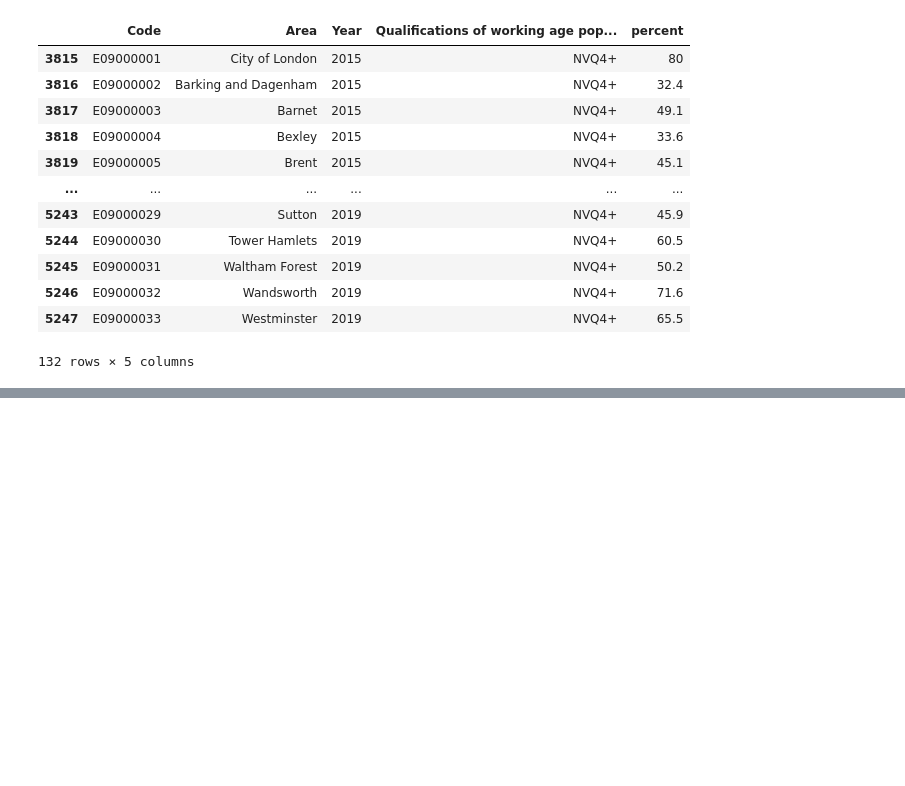
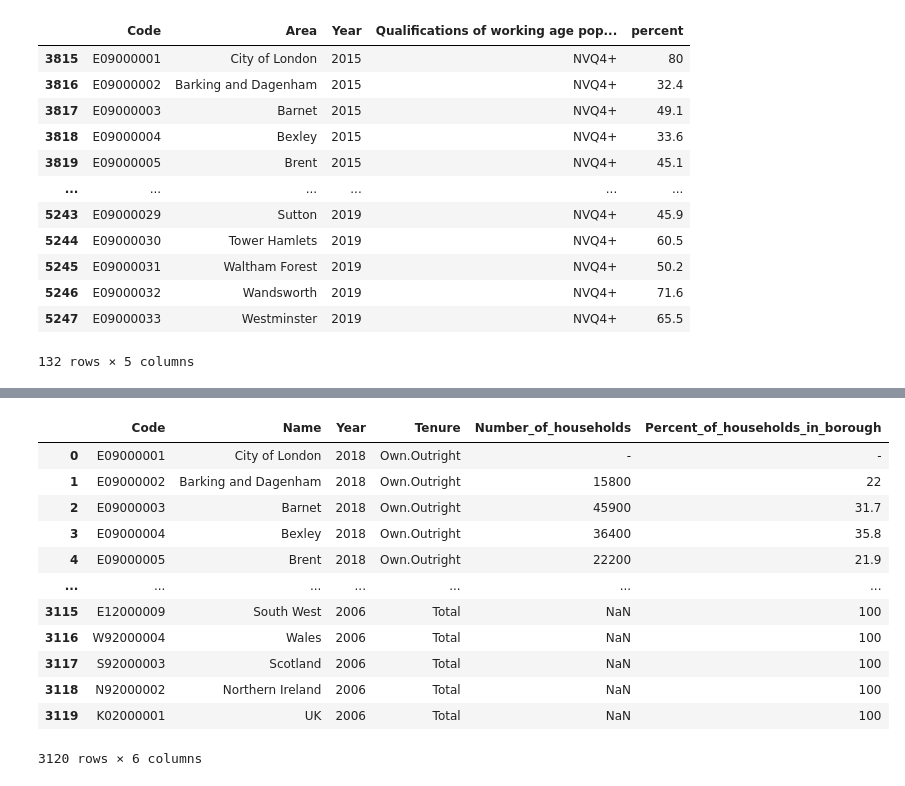
Before and after one commit to Jiawei997/i2p, a Jupyter notebook: Airbnb-listing.ipynb, the cells around one changed output, grey strips where cells are left out. Saved outputs shown, nothing was run; the diff lists cells and outputs as text; code cells hidden in the pictures; blank space fills up the shorter version.

```diff
--- a/Airbnb-listing.ipynb
+++ b/Airbnb-listing.ipynb
@@ -202,0 +564,7 @@ df_edu
+# %%
+path = os.path.join('i2p_data','dwellings')
+fn='tenure-households-borough.csv'
+# %%
+cols=['Code','Name','Year','Tenure','Number_of_households','Percent_of_households_in_borough']
+df_oo = pd.read_csv(os.path.join(path,fn), low_memory=False,usecols=cols)
+print(f"Data frame is {df_oo.shape[0]:,} x {df_oo.shape[1]}")
@@ -202,0 +589,16 @@ df_edu
+# %%
+df_oo
+# %% [output]
+|  | Code | Name | Year | Tenure | Number_of_households | Percent_of_households_in_borough |
+| 0 | E09000001 | City of London | 2018 | Own.Outright | - | - |
+| 1 | E09000002 | Barking and Dagenham | 2018 | Own.Outright | 15800 | 22 |
+| 2 | E09000003 | Barnet | 2018 | Own.Outright | 45900 | 31.7 |
+| 3 | E09000004 | Bexley | 2018 | Own.Outright | 36400 | 35.8 |
+| 4 | E09000005 | Brent | 2018 | Own.Outright | 22200 | 21.9 |
+| ... | ... | ... | ... | ... | ... | ... |
+| 3115 | E12000009 | South West | 2006 | Total | NaN | 100 |
+| 3116 | W92000004 | Wales | 2006 | Total | NaN | 100 |
+| 3117 | S92000003 | Scotland | 2006 | Total | NaN | 100 |
+| 3118 | N92000002 | Northern Ireland | 2006 | Total | NaN | 100 |
+| 3119 | K02000001 | UK | 2006 | Total | NaN | 100 |
+3120 rows × 6 columns
```
Also changed, not shown: parts of 64 cells of this notebook.
